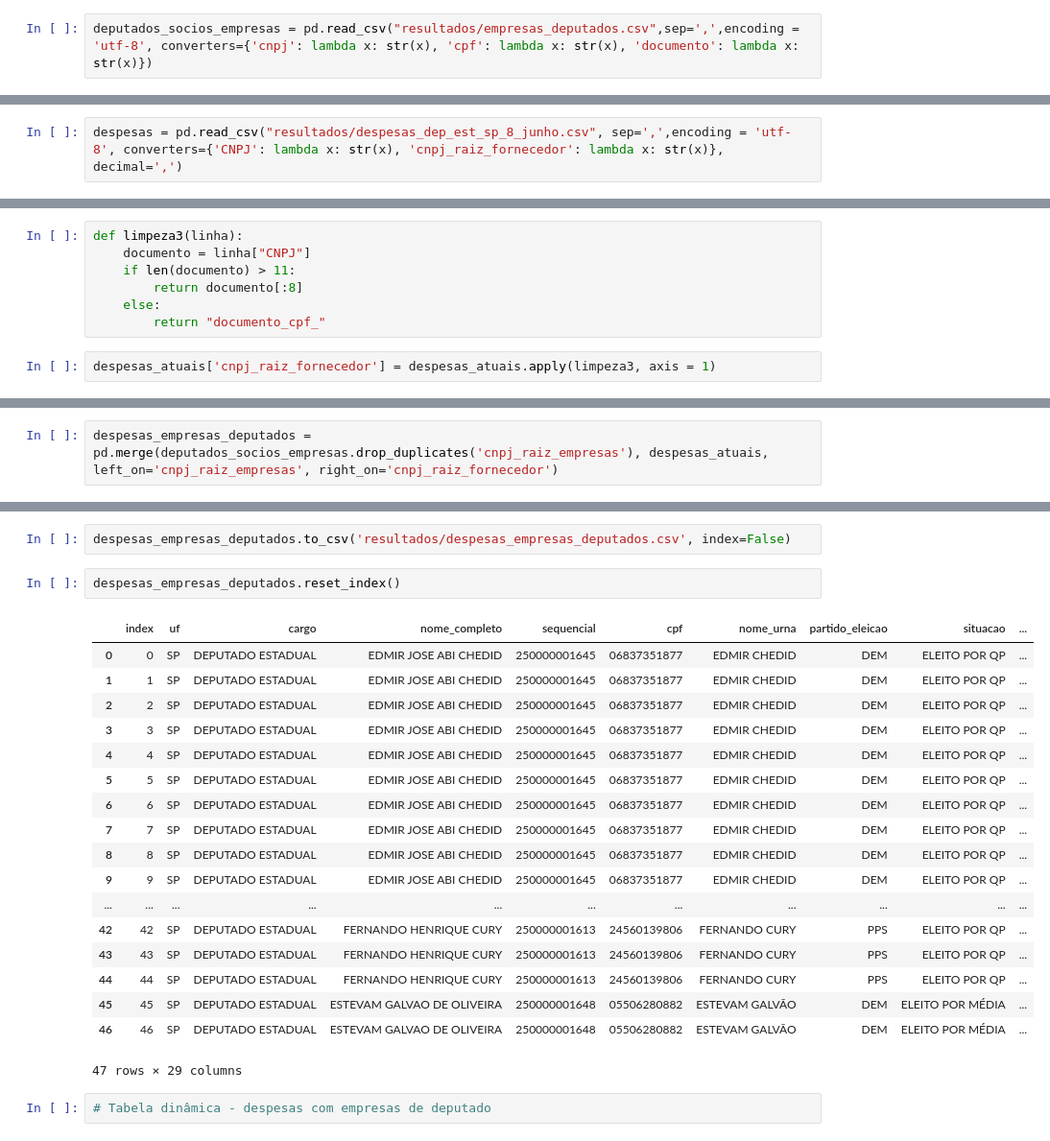
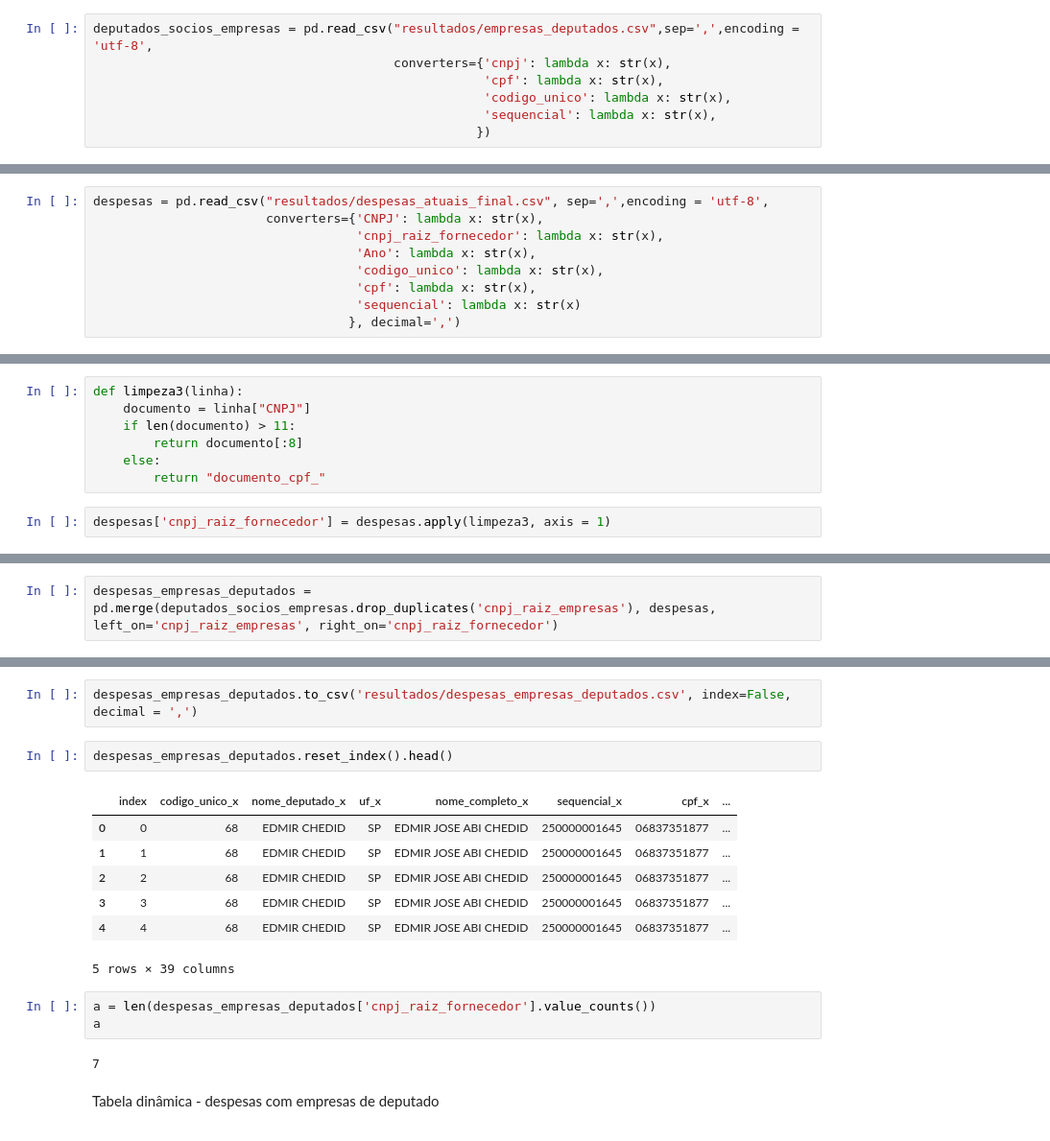
Before and after one commit to reichaves/alesp, a Jupyter notebook: alesp_empresas.ipynb, the cells around one changed output, grey strips where cells are left out. Shown at 96% size. Saved outputs shown, nothing was run; the diff lists cells and outputs as text.

```diff
--- a/alesp_empresas.ipynb
+++ b/alesp_empresas.ipynb
@@ -51,5 +85,10 @@ deputados_socios_empresas.reset_index()
 # %%
-deputados_socios_empresas = pd.read_csv("resultados/empresas_deputados.csv",sep=',',encoding = 'utf-8', converters={'cnpj': lambda x: str(x), 'cpf': lambda x: str(x), 'documento': lambda x: str(x)})
+deputados_socios_empresas = pd.read_csv("resultados/empresas_deputados.csv",sep=',',encoding = 'utf-8',
+                                        converters={'cnpj': lambda x: str(x),
+                                                    'cpf': lambda x: str(x),
+                                                    'codigo_unico': lambda x: str(x),
+                                                    'sequencial': lambda x: str(x),
+                                                   })
 # %%
 def limpeza1(linha):
     documento = linha["cnpj"]
@@ -87,6 +126,13 @@ memory usage: 35.9+ KB
 # %% [markdown]
 # Verifica se empresas estão nas despesas
 # %%
-despesas = pd.read_csv("resultados/despesas_dep_est_sp_8_junho.csv", sep=',',encoding = 'utf-8', converters={'CNPJ': lambda x: str(x), 'cnpj_raiz_fornecedor': lambda x: str(x)}, decimal=',')
+despesas = pd.read_csv("resultados/despesas_atuais_final.csv", sep=',',encoding = 'utf-8',
+                       converters={'CNPJ': lambda x: str(x),
+                                   'cnpj_raiz_fornecedor': lambda x: str(x),
+                                   'Ano': lambda x: str(x),
+                                   'codigo_unico': lambda x: str(x),
+                                   'cpf': lambda x: str(x),
+                                   'sequencial': lambda x: str(x)
+                                  }, decimal=',')
 # %%
 despesas.rename(columns={'Valor':'valor_fornecedor'}, inplace=True)
@@ -100,4 +144,4 @@ def limpeza3(linha):
     else:
         return "documento_cpf_"
 # %%
-despesas_atuais['cnpj_raiz_fornecedor'] = despesas_atuais.apply(limpeza3, axis = 1)
+despesas['cnpj_raiz_fornecedor'] = despesas.apply(limpeza3, axis = 1)
@@ -110,5 +148,5 @@ See the caveats in the documentation: http://pandas.pydata.org/pandas-docs/stabl
 # %%
-despesas_empresas_deputados = pd.merge(deputados_socios_empresas.drop_duplicates('cnpj_raiz_empresas'), despesas_atuais, left_on='cnpj_raiz_empresas', right_on='cnpj_raiz_fornecedor')
+despesas_empresas_deputados = pd.merge(deputados_socios_empresas.drop_duplicates('cnpj_raiz_empresas'), despesas, left_on='cnpj_raiz_empresas', right_on='cnpj_raiz_fornecedor')
 # %%
 despesas_empresas_deputados.info()
 # %% [output]
@@ -132,26 +170,20 @@ memory usage: 10.6+ KB
 # %%
-despesas_empresas_deputados.to_csv('resultados/despesas_empresas_deputados.csv', index=False)
+despesas_empresas_deputados.to_csv('resultados/despesas_empresas_deputados.csv', index=False, decimal = ',')
 # %%
-despesas_empresas_deputados.reset_index()
+despesas_empresas_deputados.reset_index().head()
 # %% [output]
-|  | index | uf | cargo | nome_completo | sequencial | cpf | nome_urna | partido_eleicao | situacao | ... |
-| 0 | 0 | SP | DEPUTADO ESTADUAL | EDMIR JOSE ABI CHEDID | 250000001645 | 06837351877 | EDMIR CHEDID | DEM | ELEITO POR QP | ... |
-| 1 | 1 | SP | DEPUTADO ESTADUAL | EDMIR JOSE ABI CHEDID | 250000001645 | 06837351877 | EDMIR CHEDID | DEM | ELEITO POR QP | ... |
-| 2 | 2 | SP | DEPUTADO ESTADUAL | EDMIR JOSE ABI CHEDID | 250000001645 | 06837351877 | EDMIR CHEDID | DEM | ELEITO POR QP | ... |
-| 3 | 3 | SP | DEPUTADO ESTADUAL | EDMIR JOSE ABI CHEDID | 250000001645 | 06837351877 | EDMIR CHEDID | DEM | ELEITO POR QP | ... |
-| 4 | 4 | SP | DEPUTADO ESTADUAL | EDMIR JOSE ABI CHEDID | 250000001645 | 06837351877 | EDMIR CHEDID | DEM | ELEITO POR QP | ... |
-| 5 | 5 | SP | DEPUTADO ESTADUAL | EDMIR JOSE ABI CHEDID | 250000001645 | 06837351877 | EDMIR CHEDID | DEM | ELEITO POR QP | ... |
-| 6 | 6 | SP | DEPUTADO ESTADUAL | EDMIR JOSE ABI CHEDID | 250000001645 | 06837351877 | EDMIR CHEDID | DEM | ELEITO POR QP | ... |
-| 7 | 7 | SP | DEPUTADO ESTADUAL | EDMIR JOSE ABI CHEDID | 250000001645 | 06837351877 | EDMIR CHEDID | DEM | ELEITO POR QP | ... |
-| 8 | 8 | SP | DEPUTADO ESTADUAL | EDMIR JOSE ABI CHEDID | 250000001645 | 06837351877 | EDMIR CHEDID | DEM | ELEITO POR QP | ... |
-| 9 | 9 | SP | DEPUTADO ESTADUAL | EDMIR JOSE ABI CHEDID | 250000001645 | 06837351877 | EDMIR CHEDID | DEM | ELEITO POR QP | ... |
-| ... | ... | ... | ... | ... | ... | ... | ... | ... | ... | ... |
-| 42 | 42 | SP | DEPUTADO ESTADUAL | FERNANDO HENRIQUE CURY | 250000001613 | 24560139806 | FERNANDO CURY | PPS | ELEITO POR QP | ... |
-| 43 | 43 | SP | DEPUTADO ESTADUAL | FERNANDO HENRIQUE CURY | 250000001613 | 24560139806 | FERNANDO CURY | PPS | ELEITO POR QP | ... |
-| 44 | 44 | SP | DEPUTADO ESTADUAL | FERNANDO HENRIQUE CURY | 250000001613 | 24560139806 | FERNANDO CURY | PPS | ELEITO POR QP | ... |
-| 45 | 45 | SP | DEPUTADO ESTADUAL | ESTEVAM GALVAO DE OLIVEIRA | 250000001648 | 05506280882 | ESTEVAM GALVÃO | DEM | ELEITO POR MÉDIA | ... |
-| 46 | 46 | SP | DEPUTADO ESTADUAL | ESTEVAM GALVAO DE OLIVEIRA | 250000001648 | 05506280882 | ESTEVAM GALVÃO | DEM | ELEITO POR MÉDIA | ... |
+|  | index | codigo_unico_x | nome_deputado_x | uf_x | nome_completo_x | sequencial_x | cpf_x | ... |
+| 0 | 0 | 68 | EDMIR CHEDID | SP | EDMIR JOSE ABI CHEDID | 250000001645 | 06837351877 | ... |
+| 1 | 1 | 68 | EDMIR CHEDID | SP | EDMIR JOSE ABI CHEDID | 250000001645 | 06837351877 | ... |
+| 2 | 2 | 68 | EDMIR CHEDID | SP | EDMIR JOSE ABI CHEDID | 250000001645 | 06837351877 | ... |
+| 3 | 3 | 68 | EDMIR CHEDID | SP | EDMIR JOSE ABI CHEDID | 250000001645 | 06837351877 | ... |
+| 4 | 4 | 68 | EDMIR CHEDID | SP | EDMIR JOSE ABI CHEDID | 250000001645 | 06837351877 | ... |
-47 rows × 29 columns
+5 rows × 39 columns
-# %%
-# Tabela dinâmica - despesas com empresas de deputado
+# %%
+a = len(despesas_empresas_deputados['cnpj_raiz_fornecedor'].value_counts())
+a
+# %% [output]
+7
+# %% [markdown]
+Tabela dinâmica - despesas com empresas de deputado
 # %%
```
Also changed, not shown: parts of 17 cells of this notebook, 7 other files.
